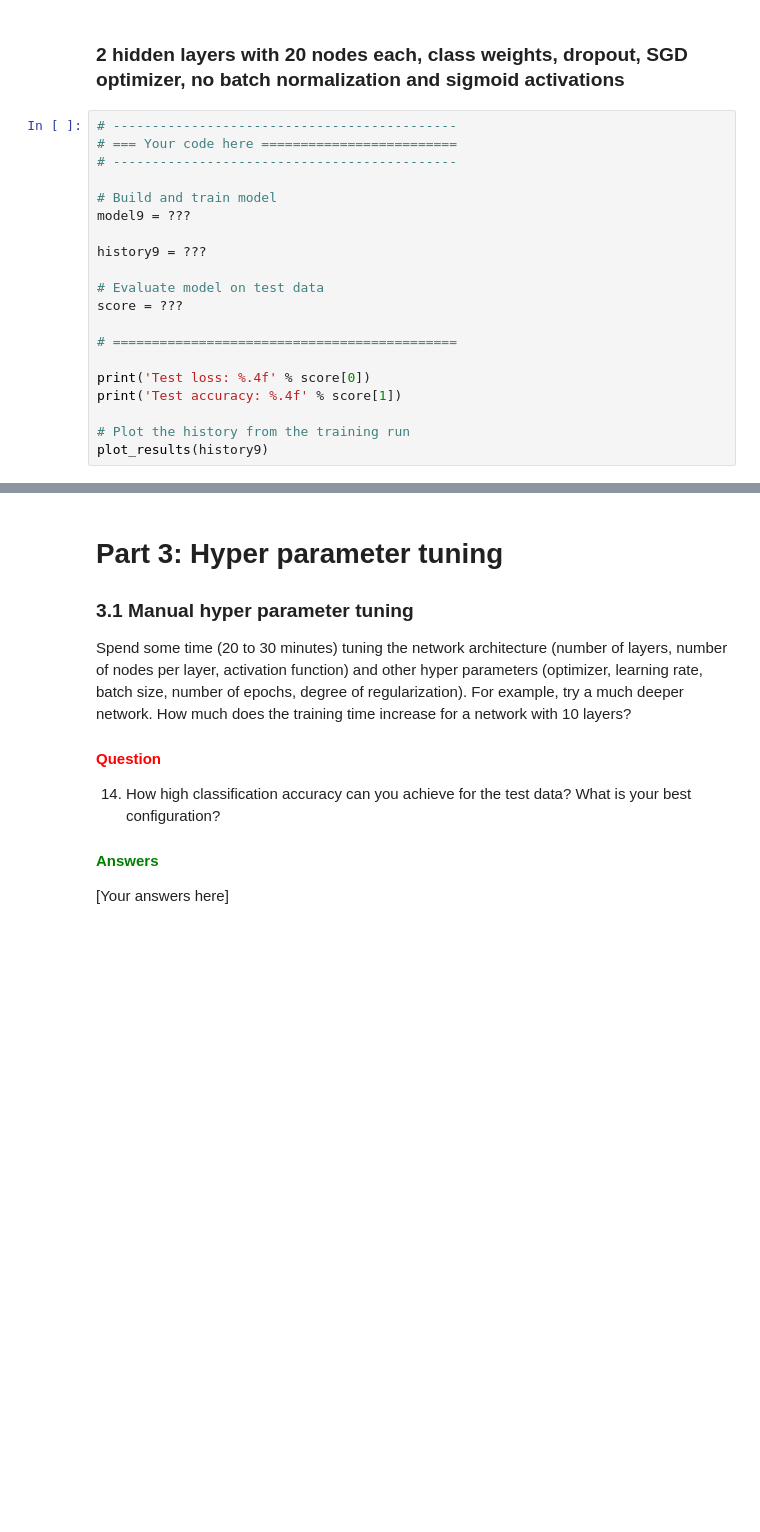
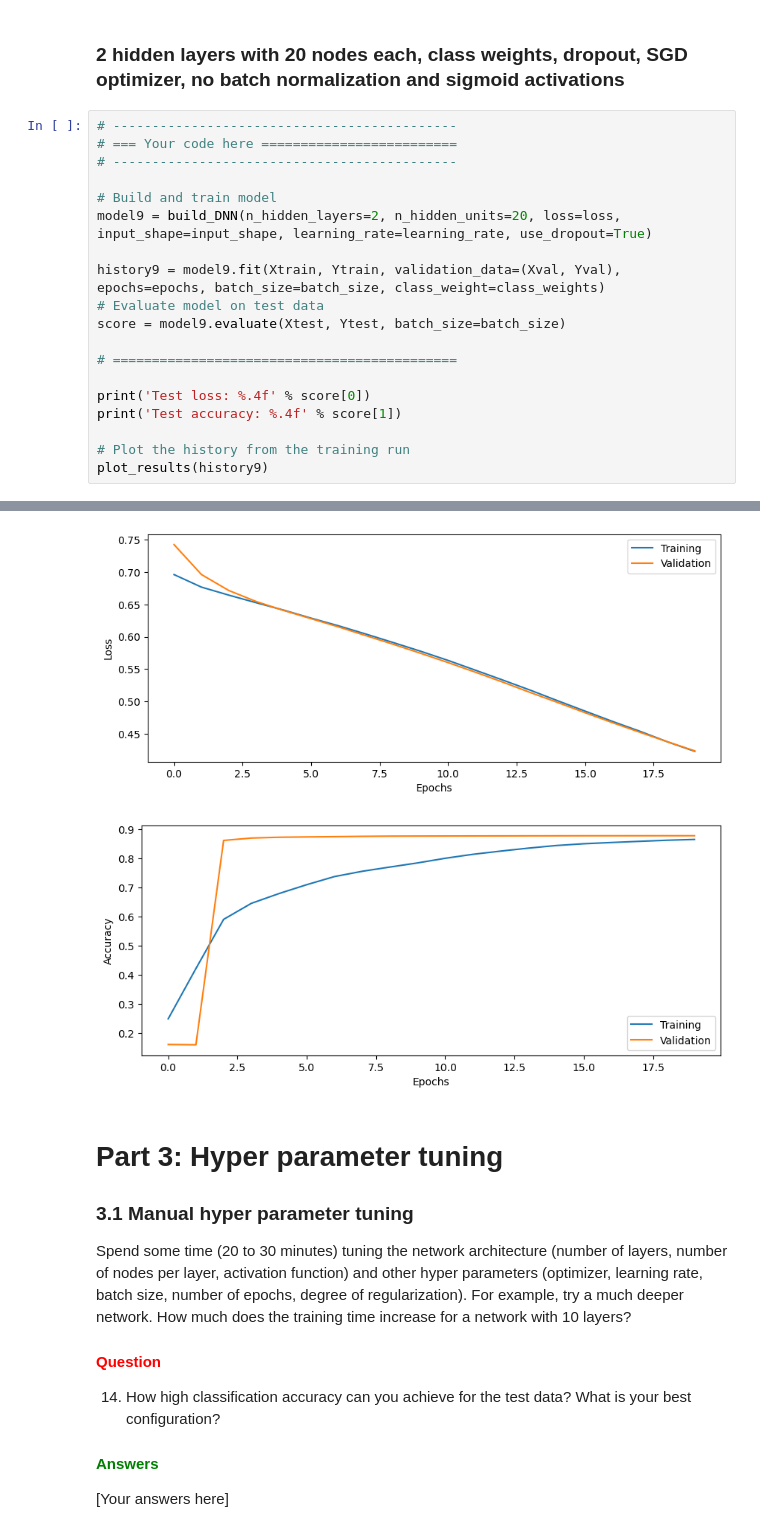
Before and after one commit to path2morepro/DeepLearning, a Jupyter notebook: 2_DNN/DNN_Lab.ipynb, the cells around one changed output, grey strips where cells are left out. Drawn from its saved outputs; the diff is of its cells as text; blank space fills up the shorter version.

```diff
--- a/2_DNN/DNN_Lab.ipynb
+++ b/2_DNN/DNN_Lab.ipynb
@@ -442,12 +614,11 @@ Add a Dropout layer after each Dense layer (but not after the final dense layer)
 # --------------------------------------------
 
 # Build and train model
-model9 = ???
+model9 = build_DNN(n_hidden_layers=2, n_hidden_units=20, loss=loss, input_shape=input_shape, learning_rate=learning_rate, use_dropout=True)
 
-history9 = ???
-
+history9 = model9.fit(Xtrain, Ytrain, validation_data=(Xval, Yval), epochs=epochs, batch_size=batch_size, class_weight=class_weights)
 # Evaluate model on test data
-score = ???
+score = model9.evaluate(Xtest, Ytest, batch_size=batch_size)
 
 # ============================================
 
@@ -456,3 +627,4 @@ print('Test accuracy: %.4f' % score[1])
 
 # Plot the history from the training run
 plot_results(history9)
+# %% [output]
@@ -459,3 +648,5 @@ plot_results(history9)
+[figure, added]
+[figure, added]
 # %% [markdown]
 # Part 3:  Hyper parameter tuning
 
```
Also changed, not shown: parts of 21 cells of this notebook, 13 other files.
